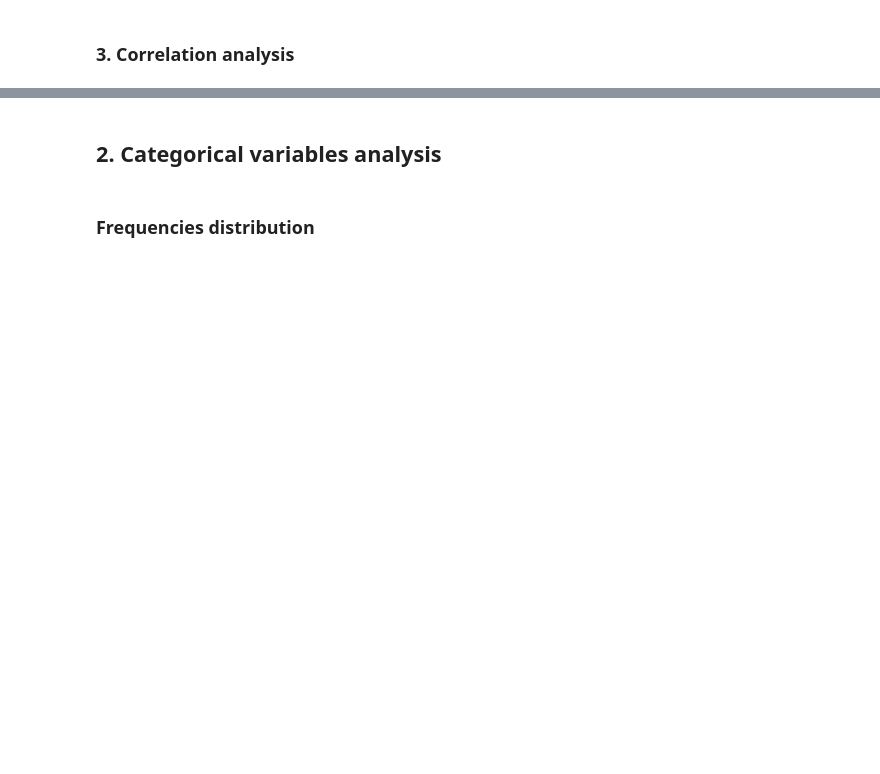
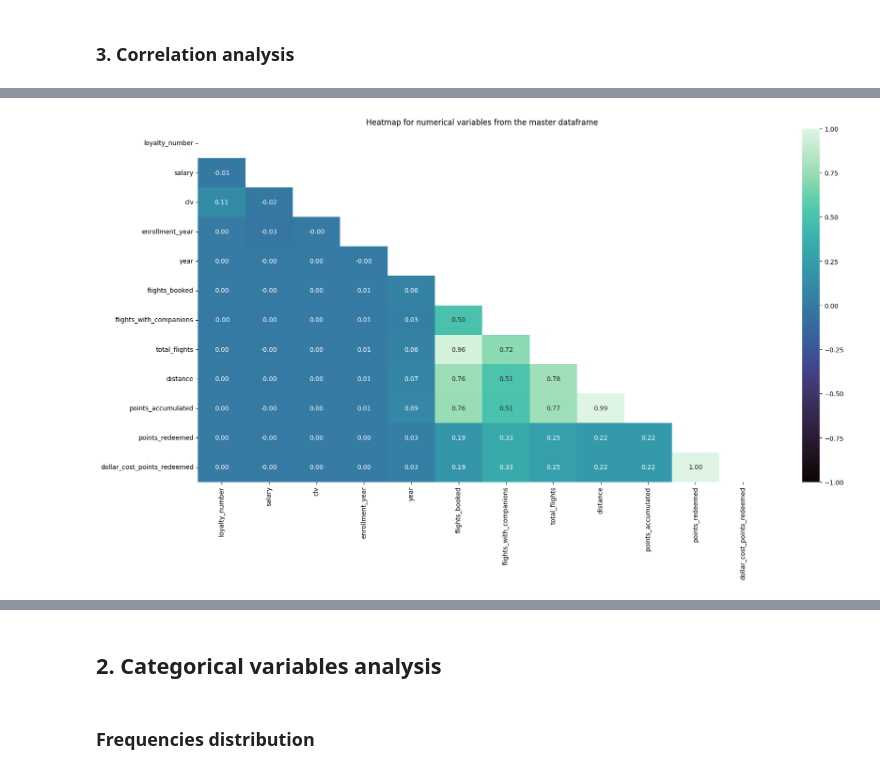
Before and after one commit to Adalab/bda-modulo-3-evaluacion-final-eva5ferrer, a Jupyter notebook: phase-2-statistical-analysis.ipynb, the cells around one changed output, grey strips where cells are left out. Cells and saved outputs as stored; diff of their text form; code cells hidden in the pictures; blank space fills up the shorter version.

```diff
--- a/phase-2-statistical-analysis.ipynb
+++ b/phase-2-statistical-analysis.ipynb
@@ -239,0 +295,3 @@ plt.legend();
+# %%
+numerical_master = df_master.select_dtypes(include="number")
+numerical_master
@@ -240,2 +312,4 @@ plt.legend();
 # %%
-# aqui tendremos que usar el merged df
+# I will use the merged master dataframe to analize the correlation between numerical variables:
+matrix_master = numerical_master.corr()
+matrix_master
@@ -241,0 +333,10 @@ plt.legend();
+# %%
+# For a better visualization and identification of these stron correlations, it is better to do a heatmap:
+
+plt.figure(figsize=(20,10))
+mask = np.triu(np.ones_like(matrix_master, dtype=bool)) # to remove the duplicates
+
+sns.heatmap(matrix_master, annot=True, fmt='.2f', cmap="mako", vmin=-1, vmax=1,mask=mask)
+plt.title("Heatmap for numerical variables from the master dataframe");
+# %% [output]
+[figure, added]
```
Also changed, not shown: parts of 49 cells of this notebook, 7 other files.
